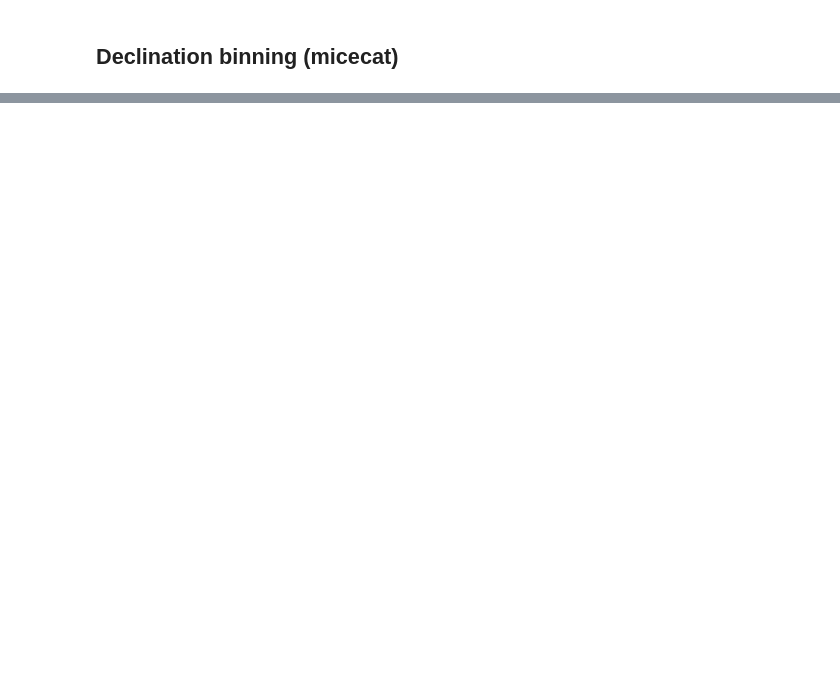
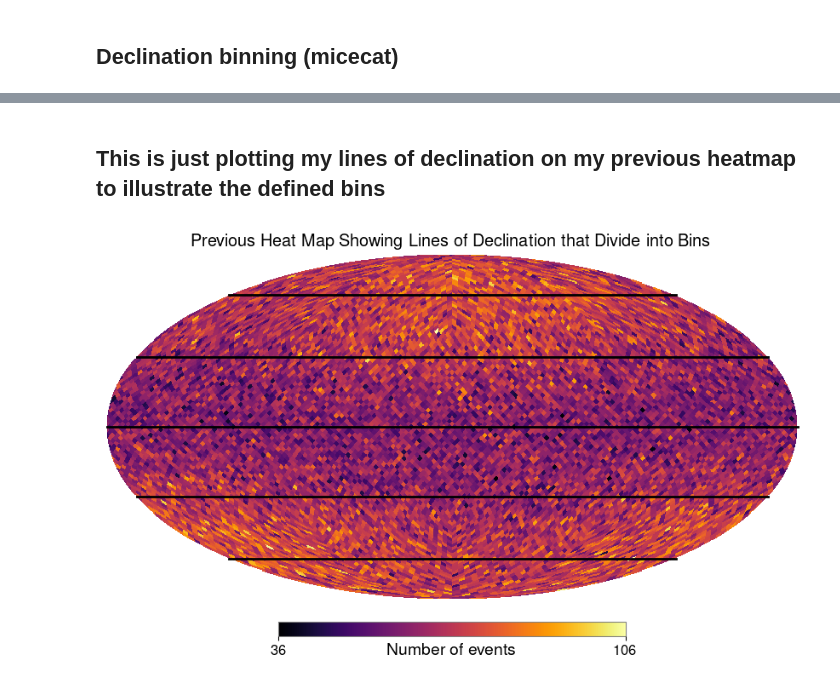
Before and after one commit to AStevens33/Cosmology-Masters-Project-, a Jupyter notebook: virtualenv.ipynb, the cells around one changed output, grey strips where cells are left out. Drawn from its saved outputs; the diff is of its cells as text; code cells hidden in the pictures; blank space fills up the shorter version.

```diff
--- a/virtualenv.ipynb
+++ b/virtualenv.ipynb
@@ -296,0 +292,38 @@ micebands = {i: micecatdata[miceband_idx == i] for i in range(3)}
+# %% [markdown]
+## This is just plotting my lines of declination on my previous heatmap to illustrate the defined bins
+# %%
+nside = 32 #mediocre number of pixels, good for first pass but I'd like to increase as the project continues
+npix = hp.nside2npix(nside) # this gives the number of pixels on the map (far as i can tell)
+chunk_size = 500_000 #everything I tried last week was taking too long so im splitting it into chunks to make it more manageable
+far_cut = 0.25
+snr_cut = 11.0
+heatcounts = np.zeros(npix, dtype=np.float64) #this line makes an empty array of pixels that will update as events fall into them, which i can call on later once its full (NEWLY CHANGED TO FLOAT FOR WHEN I START TO INCLUDE WEIGHTING)
+
+with h5py.File(filename, 'r') as f:  #reading in the file and making sure I dont read every row at once and blow up my computer
+    events = f['events'] #shorthand again
+    ra = events.fields('right_ascension')[:]
+    dec = events.fields('declination')[:]
+    snr = events.fields('gstlal_rec_snr_net')[:]
+    far = events.fields('gstlal_far')[:]
+    valid = np.isfinite(ra) & np.isfinite(dec) & np.isfinite(far) & (far <= far_cut)
+    pixels = hp.ang2pix(nside, np.pi/2 - dec[valid], ra[valid], lonlat = False)
+    heatcounts = np.bincount(pixels, minlength=npix)
+
+hp.mollview(
+    heatcounts,
+    title='Previous Heat Map Showing Lines of Declination that Divide into Bins',
+    unit='Number of events',
+    cmap='inferno'
+)
+
+dec_edges = [-90, -60, -30, 0, 30, 60, 90]
+righta = np.linspace(0, 360, 721)
+
+for declin in dec_edges[1:-1]:
+    hp.projplot(righta, np.full_like(righta, declin), lonlat=True, color="black", lw=2)
+
+plt.show()
+
+plt.show()
+# %% [output]
+[figure, added]
```
Also changed, not shown: parts of 15 cells of this notebook, 1 other file.
